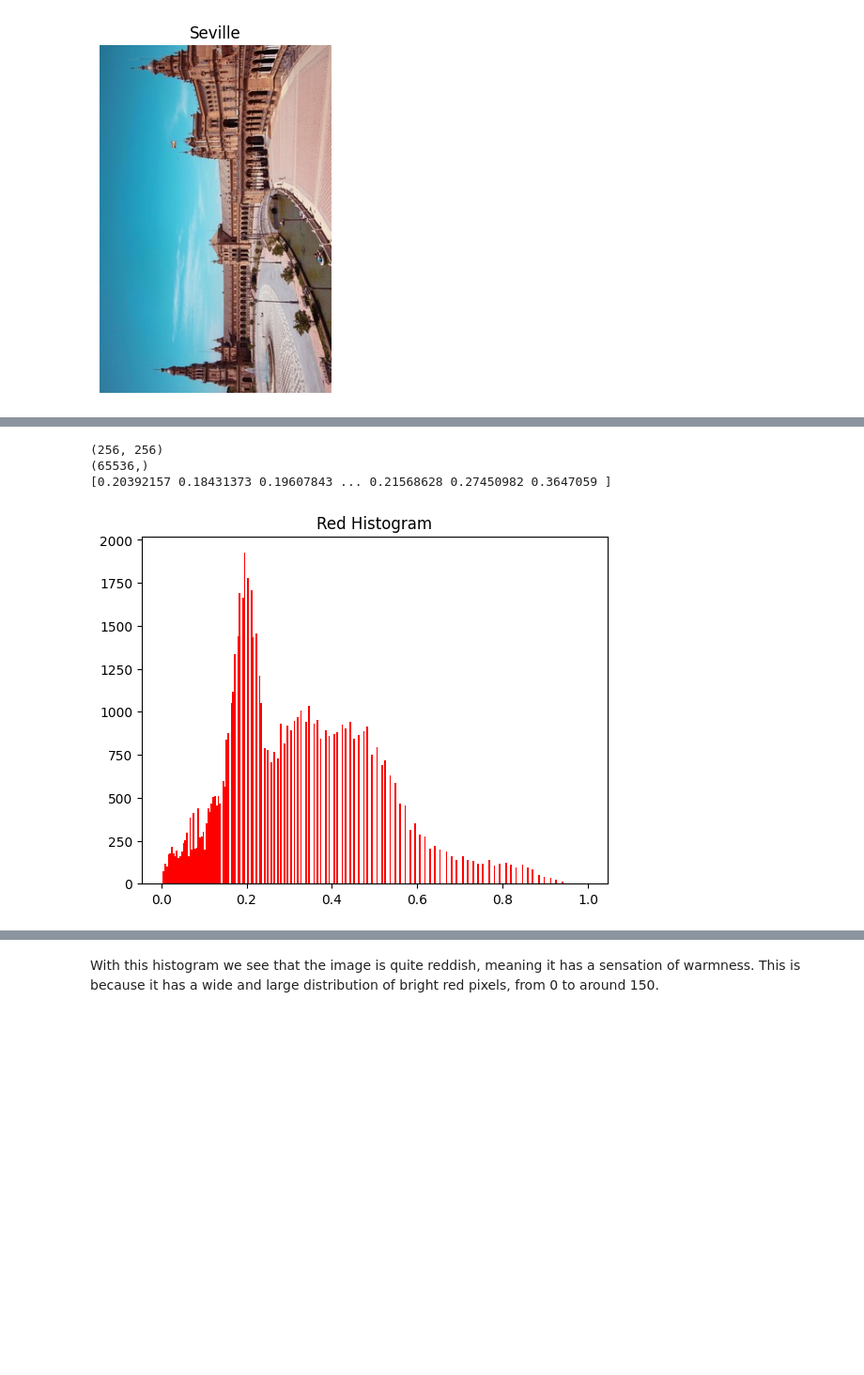
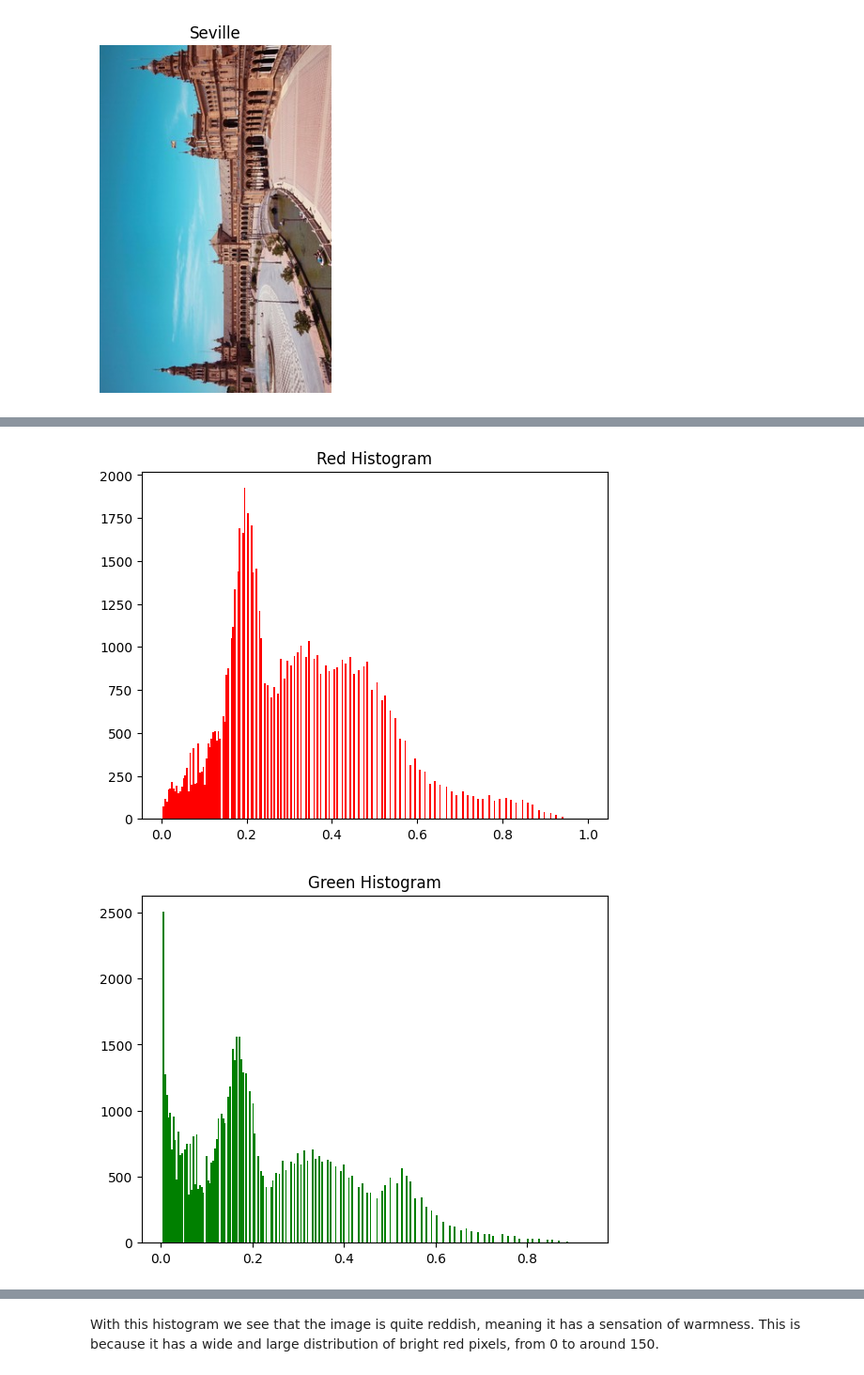
Before and after one commit to g1anci/ecl2_ex01, a Jupyter notebook: Introducing_Image_Processing_and_scikit_image.ipynb, the cells around one changed output, grey strips where cells are left out. Shown at 94% size. Drawn from its saved outputs; the diff is of its cells as text; code cells hidden in the pictures; blank space fills up the shorter version.

Commit message:
add green, blue and three channel overlap histograms

```diff
--- a/Introducing_Image_Processing_and_scikit_image.ipynb
+++ b/Introducing_Image_Processing_and_scikit_image.ipynb
@@ -157,20 +160,30 @@ image = plt.imread('./dataset/portrait.png')
 
 # Obtain the red channel
 red_channel = image[:, :, 0]
-print(red_channel.shape)
 
-ravel = red_channel.ravel()
-print(ravel.shape)
-print(ravel)
+red_ravel = red_channel.ravel()
 
 # Plot the the red histogram with bins in a range of 256
 # This method uses numpy.histogram to bin the data in x and count the number of values in each bin
-plt.hist(ravel, bins=256, color='red');
+plt.hist(red_ravel, bins=256, color='red');
 
 # Set title
 plt.title('Red Histogram');
 # %% [output]
-(256, 256)
-(65536,)
-[0.20392157 0.18431373 0.19607843 ... 0.21568628 0.27450982 0.3647059 ]
 [figure]
+# %%
+image = plt.imread('./dataset/portrait.png')
+
+# Obtain the green channel
+green_channel = image[:, :, 1]
+
+green_ravel = green_channel.ravel()
+
+# Plot the the green histogram with bins in a range of 256
+# This method uses numpy.histogram to bin the data in x and count the number of values in each bin
+plt.hist(green_ravel, bins=256, color='green');
+
+# Set title
+plt.title('Green Histogram');
+# %% [output]
+[figure, added]
```
Also changed, not shown: parts of 4 cells of this notebook.
